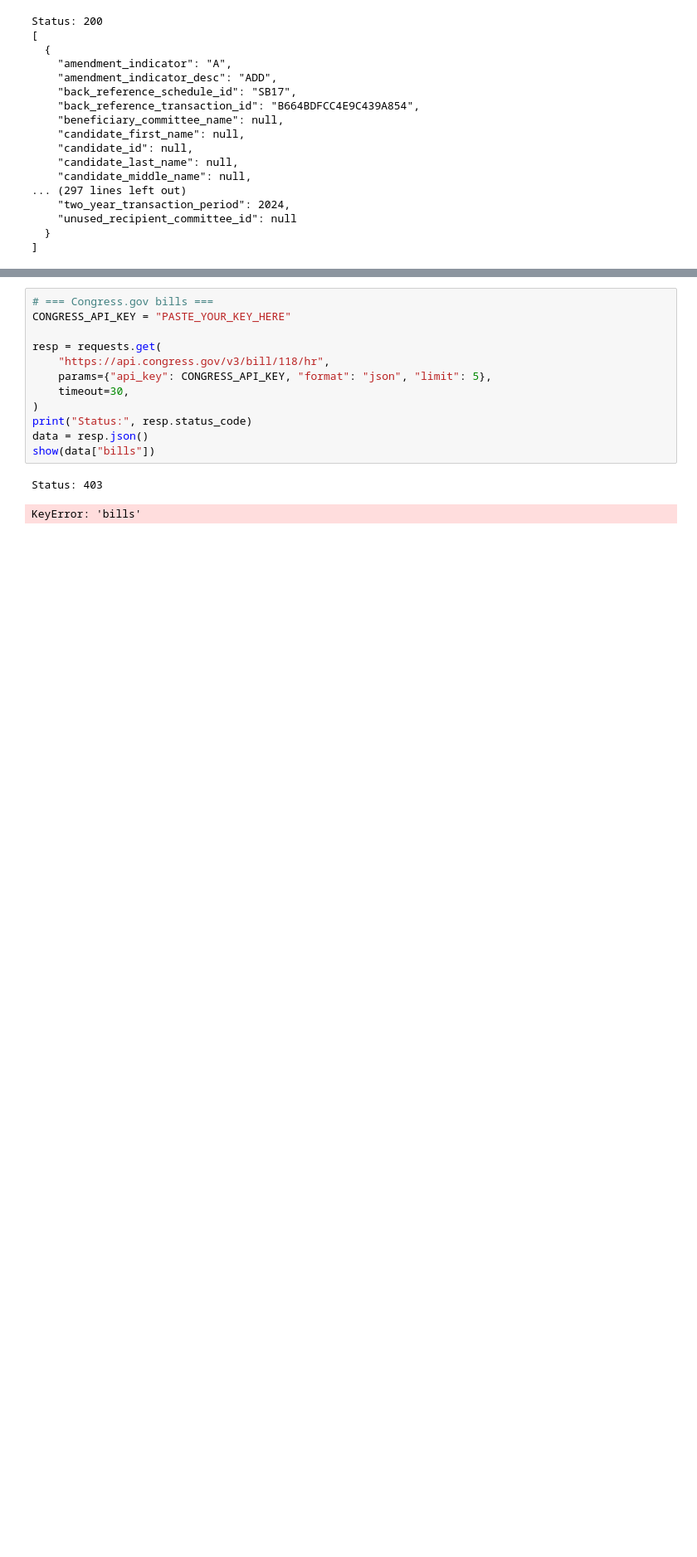
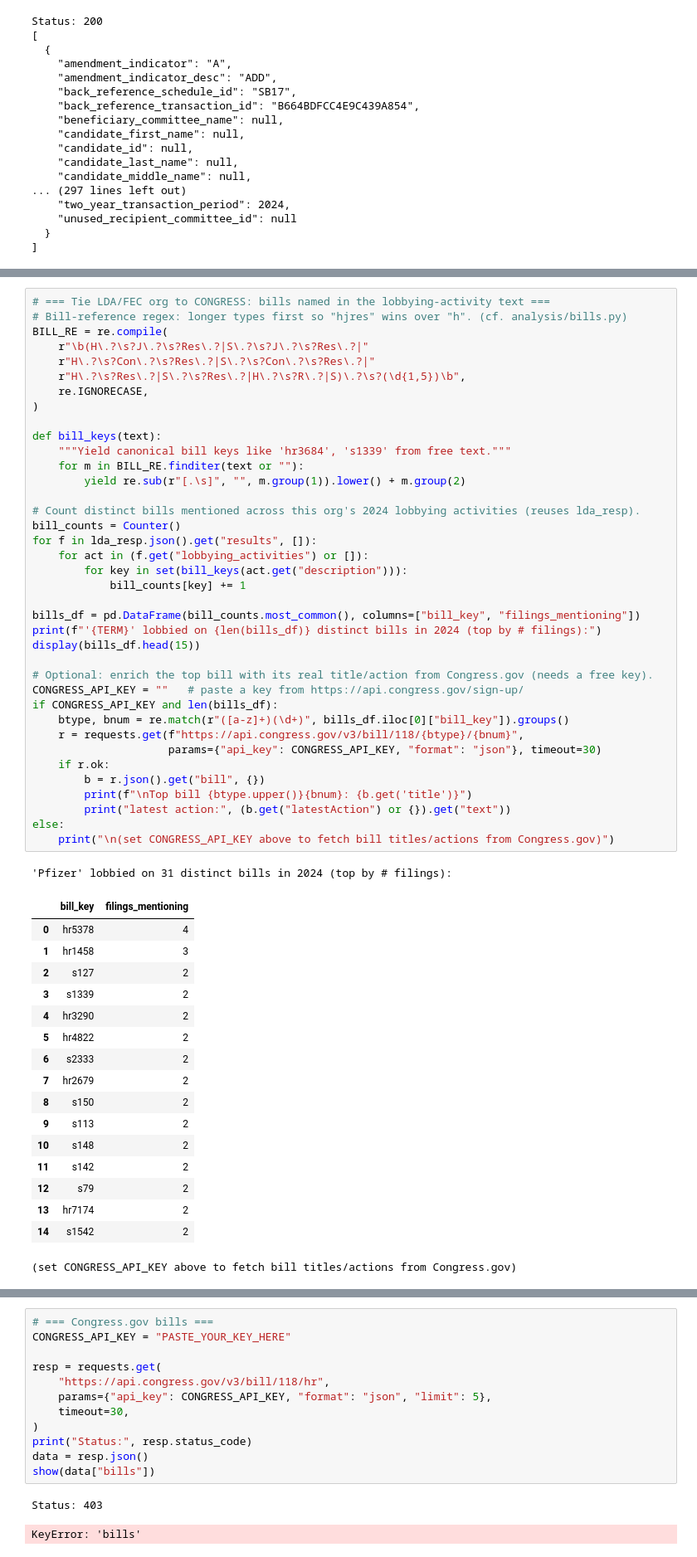
Before and after one commit to ChrisPleman/influence-network, a Jupyter notebook: notebooks/raw_api_calls.ipynb, the cells around one changed output, grey strips where cells are left out. Shown at 83% size. Drawn from its saved outputs; the diff is of its cells as text; blank space fills up the shorter version.

```diff
--- a/notebooks/raw_api_calls.ipynb
+++ b/notebooks/raw_api_calls.ipynb
@@ -114 +291,58 @@ Status: 200
+# %%
+# === Tie LDA/FEC org to CONGRESS: bills named in the lobbying-activity text ===
+# Bill-reference regex: longer types first so "hjres" wins over "h". (cf. analysis/bills.py)
+BILL_RE = re.compile(
+    r"\b(H\.?\s?J\.?\s?Res\.?|S\.?\s?J\.?\s?Res\.?|"
+    r"H\.?\s?Con\.?\s?Res\.?|S\.?\s?Con\.?\s?Res\.?|"
+    r"H\.?\s?Res\.?|S\.?\s?Res\.?|H\.?\s?R\.?|S)\.?\s?(\d{1,5})\b",
+    re.IGNORECASE,
+)
+
+def bill_keys(text):
+    """Yield canonical bill keys like 'hr3684', 's1339' from free text."""
+    for m in BILL_RE.finditer(text or ""):
+        yield re.sub(r"[.\s]", "", m.group(1)).lower() + m.group(2)
+
+# Count distinct bills mentioned across this org's 2024 lobbying activities (reuses lda_resp).
+bill_counts = Counter()
+for f in lda_resp.json().get("results", []):
+    for act in (f.get("lobbying_activities") or []):
+        for key in set(bill_keys(act.get("description"))):
+            bill_counts[key] += 1
+
+bills_df = pd.DataFrame(bill_counts.most_common(), columns=["bill_key", "filings_mentioning"])
+print(f"'{TERM}' lobbied on {len(bills_df)} distinct bills in 2024 (top by # filings):")
+display(bills_df.head(15))
+
+# Optional: enrich the top bill with its real title/action from Congress.gov (needs a free key).
+CONGRESS_API_KEY = ""   # paste a key from https://api.congress.gov/sign-up/
+if CONGRESS_API_KEY and len(bills_df):
+    btype, bnum = re.match(r"([a-z]+)(\d+)", bills_df.iloc[0]["bill_key"]).groups()
+    r = requests.get(f"https://api.congress.gov/v3/bill/118/{btype}/{bnum}",
+                     params={"api_key": CONGRESS_API_KEY, "format": "json"}, timeout=30)
+    if r.ok:
+        b = r.json().get("bill", {})
+        print(f"\nTop bill {btype.upper()}{bnum}: {b.get('title')}")
+        print("latest action:", (b.get("latestAction") or {}).get("text"))
+else:
+    print("\n(set CONGRESS_API_KEY above to fetch bill titles/actions from Congress.gov)")
+# %% [output]
+'Pfizer' lobbied on 31 distinct bills in 2024 (top by # filings):
+|  | bill_key | filings_mentioning |
+| 0 | hr5378 | 4 |
+| 1 | hr1458 | 3 |
+| 2 | s127 | 2 |
+| 3 | s1339 | 2 |
+| 4 | hr3290 | 2 |
+| 5 | hr4822 | 2 |
+| 6 | s2333 | 2 |
+| 7 | hr2679 | 2 |
+| 8 | s150 | 2 |
+| 9 | s113 | 2 |
+| 10 | s148 | 2 |
+| 11 | s142 | 2 |
+| 12 | s79 | 2 |
+| 13 | hr7174 | 2 |
+| 14 | s1542 | 2 |
+(set CONGRESS_API_KEY above to fetch bill titles/actions from Congress.gov)
 # %% [markdown]
```
Also changed, not shown: parts of 17 cells of this notebook, 2 other files.
